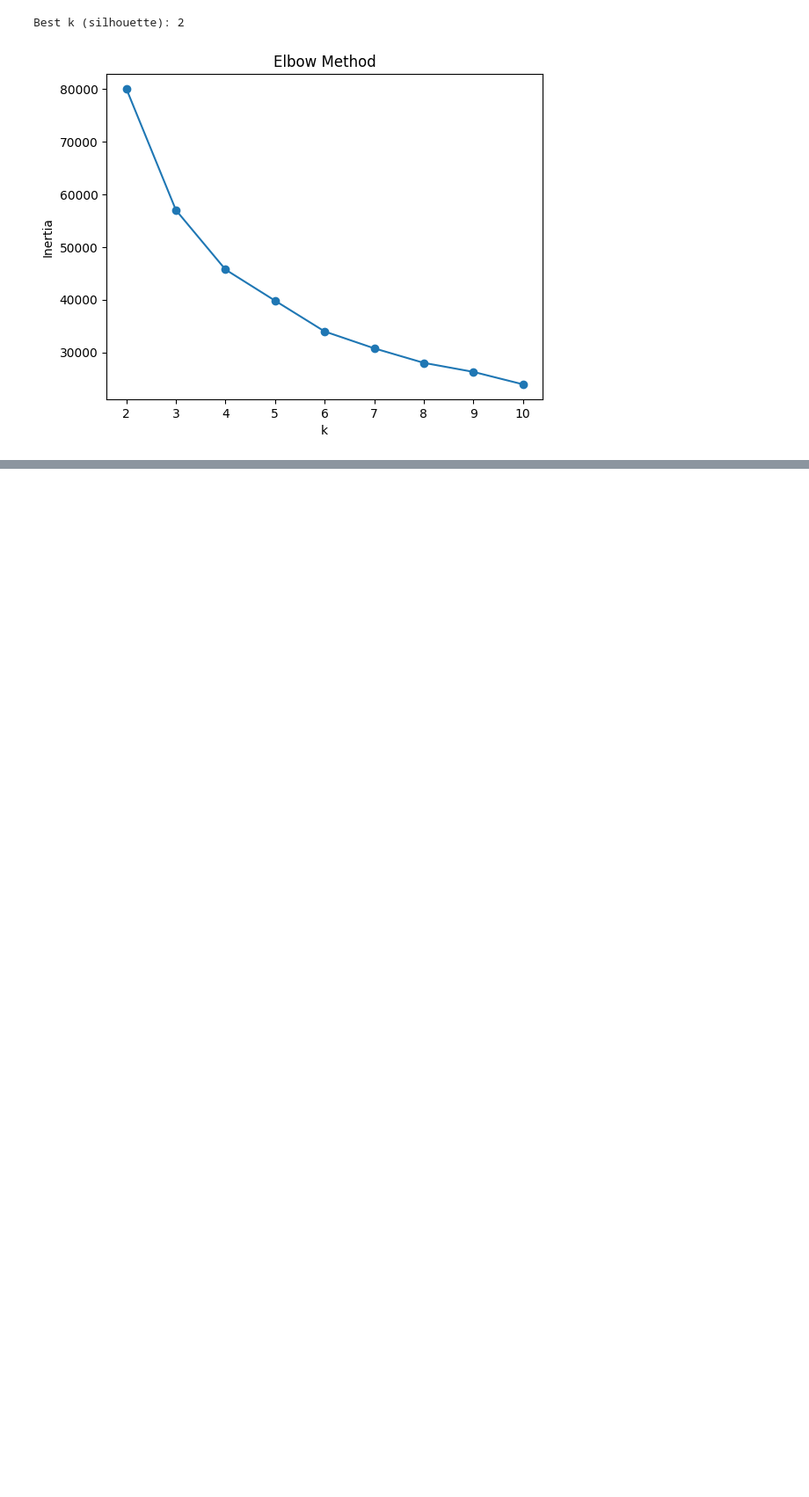
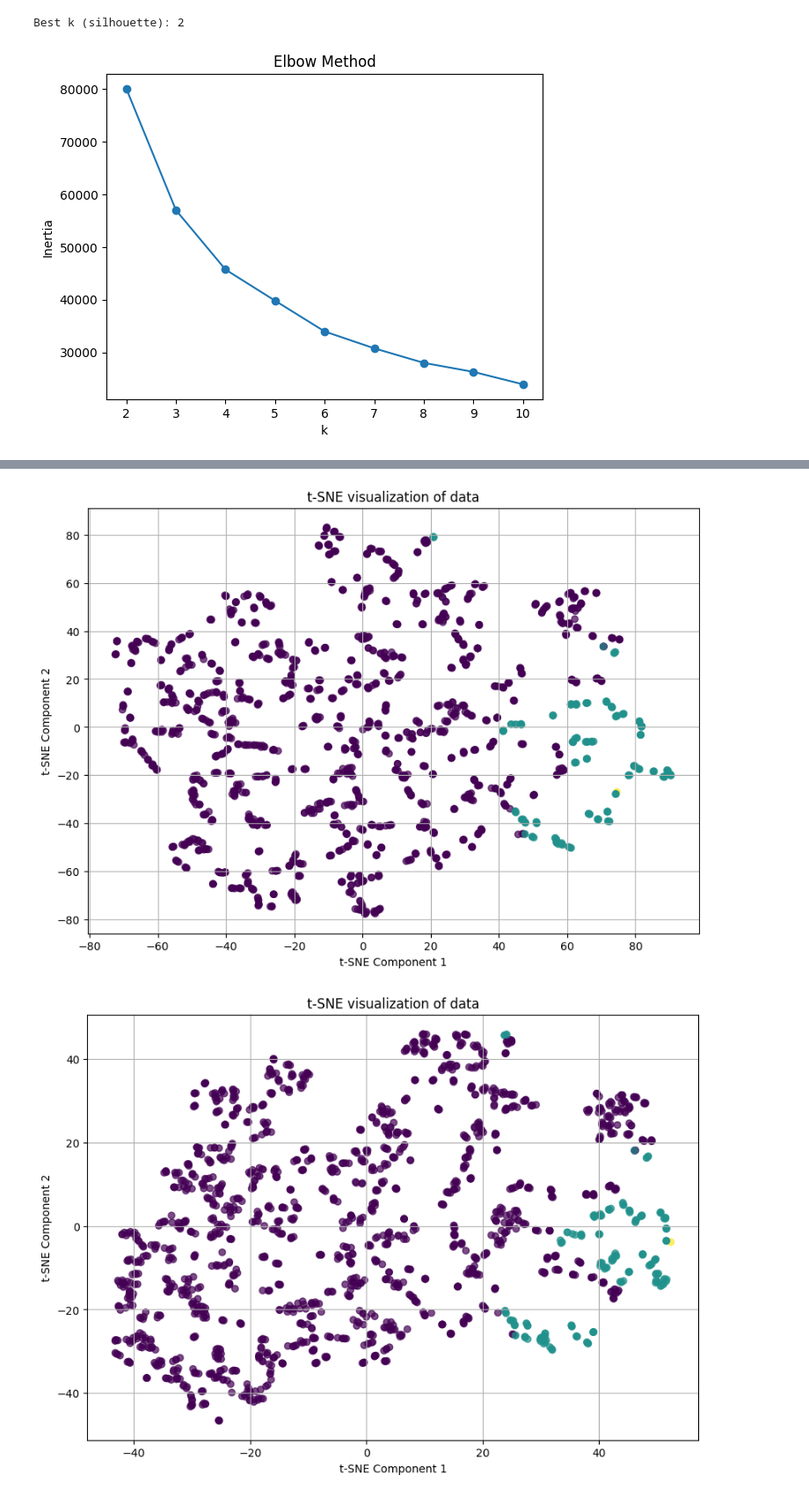
Before and after one commit to data-mining-8/hot-place, a Jupyter notebook: datamining_project.ipynb, the cells around one changed output, grey strips where cells are left out. Shown at 88% size. Cells and saved outputs as stored; diff of their text form; code cells hidden in the pictures; blank space fills up the shorter version.

```diff
--- a/datamining_project.ipynb
+++ b/datamining_project.ipynb
@@ -298,0 +473,30 @@ ImportError: Missing optional dependency 'Jinja2'. DataFrame.style requires jinj
+# %%
+from sklearn.manifold import TSNE
+
+for i in [10, 30, 50, 70]:
+    tsne_model = TSNE(
+        n_components=2,      # 축소할 차원 (보통 2 또는 3)
+        perplexity=i,     # 가장 중요한 파라미터 중 하나. 데이터 포인트 주변의 로컬 이웃 수와 관련. (5 ~ 50 사이 값 권장)
+        learning_rate='auto',# 최적화 과정에서의 학습률. 'auto' (scikit-learn 1.2 이상) 또는 10 ~ 1000 사이 값.
+                            # 이전 버전에서는 learning_rate=200.0 이 기본값이었음.
+        n_iter=1000,         # 최적화를 위한 반복 횟수 (최소 250, 보통 1000 이상 권장)
+        init='pca',          # 초기 임베딩 방법 ('random' 또는 'pca'). 'pca'가 더 안정적이고 좋은 결과를 주는 경향이 있음.
+        random_state=42      # 결과 재현을 위한 시드 값
+    )
+
+    # t-SNE 적용 (원본 X 또는 X_scaled 사용)
+    tsne_results = tsne_model.fit_transform(X_scaled) # 또는 X_scaled
+
+    # 2D 시각화
+    plt.figure(figsize=(10, 7))
+    scatter = plt.scatter(tsne_results[:, 0], tsne_results[:, 1], c=selected_df["cluster"], cmap='viridis', alpha=0.7)
+
+
+    plt.title('t-SNE visualization of data')
+    plt.xlabel('t-SNE Component 1')
+    plt.ylabel('t-SNE Component 2')
+    plt.grid(True)
+    plt.show()
+# %% [output]
+[figure, added]
+[figure, added]
```
Also changed, not shown: parts of 14 cells of this notebook.
